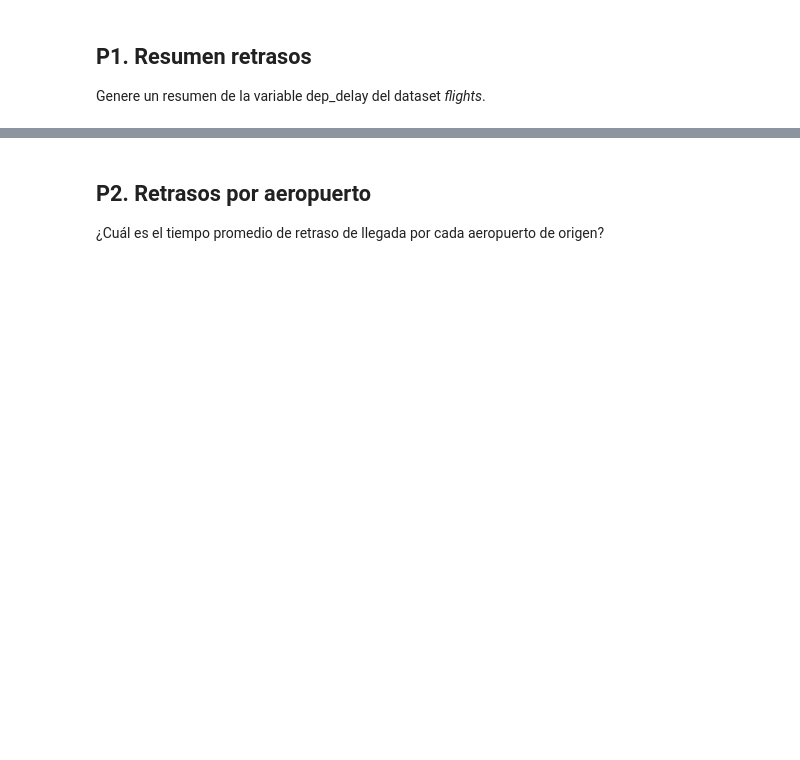
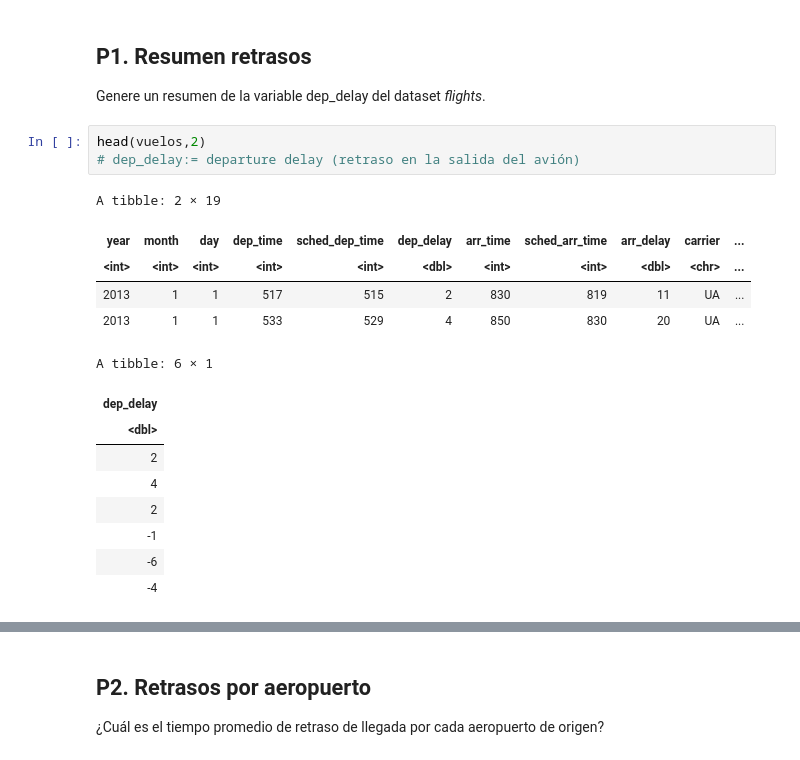
Before and after one commit to mrrojas72/Introduccion_a_ciencia_de_datos_R, a Jupyter notebook: Ayudantías/Ayudantía2/A2_02_Taller.ipynb, the cells around one changed output, grey strips where cells are left out. Drawn from its saved outputs; the diff is of its cells as text; blank space fills up the shorter version.

```diff
--- a/Ayudantías/Ayudantía2/A2_02_Taller.ipynb
+++ b/Ayudantías/Ayudantía2/A2_02_Taller.ipynb
@@ -24,3 +55,21 @@ library(dplyr)
 # %% [markdown]
 ## P1. Resumen retrasos
 Genere un resumen de la variable dep_delay del dataset _flights_.
+# %%
+head(vuelos,2)
+# dep_delay:= departure delay (retraso en la salida del avión)
+# %% [output]
+A tibble: 2 × 19
+| year | month | day | dep_time | sched_dep_time | dep_delay | arr_time | sched_arr_time | arr_delay | carrier | ... |
+| <int> | <int> | <int> | <int> | <int> | <dbl> | <int> | <int> | <dbl> | <chr> | ... |
+| 2013 | 1 | 1 | 517 | 515 | 2 | 830 | 819 | 11 | UA | ... |
+| 2013 | 1 | 1 | 533 | 529 | 4 | 850 | 830 | 20 | UA | ... |
+A tibble: 6 × 1
+| dep_delay |
+| <dbl> |
+| 2 |
+| 4 |
+| 2 |
+| -1 |
+| -6 |
+| -4 |
```
Also changed, not shown: parts of 24 cells of this notebook.
